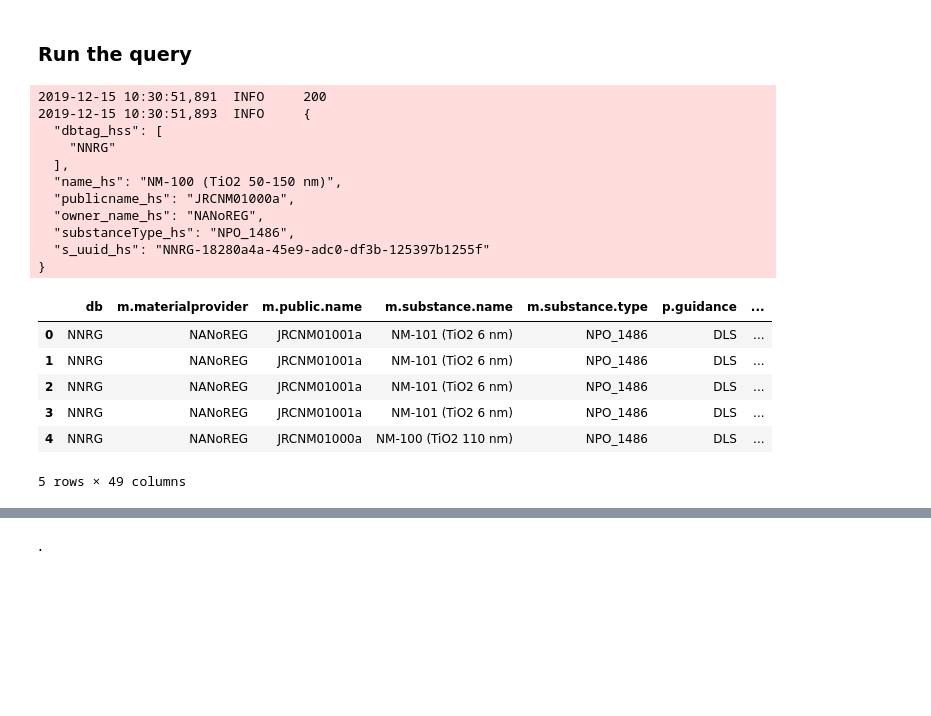
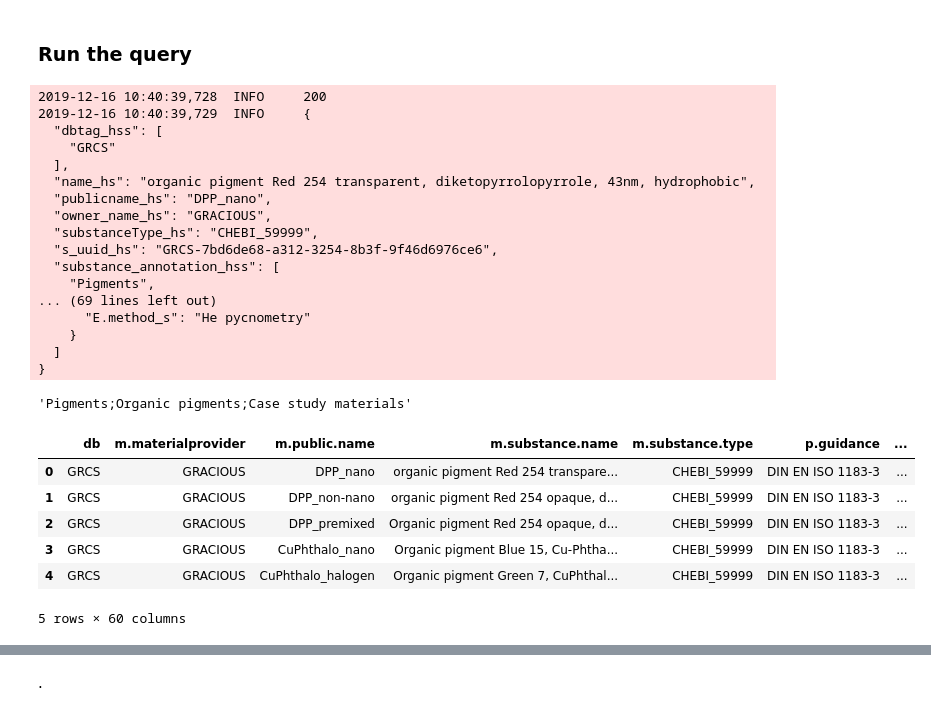
Before and after one commit to ideaconsult/notebooks-ambit, a Jupyter notebook: enanomapper/enanomapper.db.ipynb, the cells around one changed output, grey strips where cells are left out. Cells and saved outputs as stored; diff of their text form; code cells hidden in the pictures; blank space fills up the shorter version.

```diff
--- a/enanomapper/enanomapper.db.ipynb
+++ b/enanomapper/enanomapper.db.ipynb
@@ -36,6 +36,8 @@ logger = logging.getLogger()
 logger.debug('Started at %s \t%s',os.name, datetime.datetime.now())
 import warnings
 warnings.simplefilter("ignore")
+
+OUTPUT="output/"
 # %% [markdown]
 ### Retrieve endpoints
 # %%
@@ -134,7 +136,6 @@ docs_query = client_solr.StudyDocuments()
 docs_query.settings['endpointfilter'] = ' effectendpoint_s: {}'.format(endpoint)
 docs_query.settings['query_guidance'] = None
 docs_query.settings['query_organism'] = None
-docs_query.settings['fields'] = None
 docs_query.setStudyFilter({' topcategory_s': top, 'endpointcategory_s':section})
 
 query = docs_query.getQuery(textfilter=materialfilter,facets=None,fq=None, rows=10, _params=True, _conditions=True, _composition=False );
@@ -150,32 +151,44 @@ logger.info(r.status_code)
 docs=r.json()['response']['docs']
 #print(docs)
 rows = docs_query.parse(docs)
+#,process=None)
 # %% [output]
-2019-12-15 10:30:51,891  INFO     200
-2019-12-15 10:30:51,893  INFO     {
+2019-12-16 10:40:39,728  INFO     200
+2019-12-16 10:40:39,729  INFO     {
   "dbtag_hss": [
-    "NNRG"
+    "GRCS"
   ],
-  "name_hs": "NM-100 (TiO2 50-150 nm)",
-  "publicname_hs": "JRCNM01000a",
-  "owner_name_hs": "NANoREG",
-  "substanceType_hs": "NPO_1486",
-  "s_uuid_hs": "NNRG-18280a4a-45e9-adc0-df3b-125397b1255f"
+  "name_hs": "organic pigment Red 254 transparent, diketopyrrolopyrrole, 43nm, hydrophobic",
+  "publicname_hs": "DPP_nano",
+  "owner_name_hs": "GRACIOUS",
+  "substanceType_hs": "CHEBI_59999",
+  "s_uuid_hs": "GRCS-7bd6de68-a312-3254-8b3f-9f46d6976ce6",
+  "substance_annotation_hss": [
+    "Pigments",
+... (69 lines left out)
+      "E.method_s": "He pycnometry"
+    }
+  ]
 }
+# %%
+doc=docs[0]
+';'.join(doc['substance_annotation_hss'])
+# %% [output]
+'Pigments;Organic pigments;Case study materials'
 # %%
 #print("Substances: {}".format(len(rows)))
 results = pd.DataFrame(rows)
-results.to_csv(section+".nosmiles.txt",sep='\t',index=False)
+results.to_csv(OUTPUT + section+".nosmiles.txt",sep='\t',index=False)
 #df.head()
 results.head()
 # %% [output]
 |  | db | m.materialprovider | m.public.name | m.substance.name | m.substance.type | p.guidance | ... |
-| 0 | NNRG | NANoREG | JRCNM01001a | NM-101 (TiO2 6 nm) | NPO_1486 | DLS | ... |
-| 1 | NNRG | NANoREG | JRCNM01001a | NM-101 (TiO2 6 nm) | NPO_1486 | DLS | ... |
-| 2 | NNRG | NANoREG | JRCNM01001a | NM-101 (TiO2 6 nm) | NPO_1486 | DLS | ... |
-| 3 | NNRG | NANoREG | JRCNM01001a | NM-101 (TiO2 6 nm) | NPO_1486 | DLS | ... |
-| 4 | NNRG | NANoREG | JRCNM01000a | NM-100 (TiO2 110 nm) | NPO_1486 | DLS | ... |
+| 0 | GRCS | GRACIOUS | DPP_nano | organic pigment Red 254 transpare... | CHEBI_59999 | DIN EN ISO 1183-3 | ... |
+| 1 | GRCS | GRACIOUS | DPP_non-nano | organic pigment Red 254 opaque, d... | CHEBI_59999 | DIN EN ISO 1183-3 | ... |
+| 2 | GRCS | GRACIOUS | DPP_premixed | Organic pigment Red 254 opaque, d... | CHEBI_59999 | DIN EN ISO 1183-3 | ... |
+| 3 | GRCS | GRACIOUS | CuPhthalo_nano | Organic pigment Blue 15, Cu-Phtha... | CHEBI_59999 | DIN EN ISO 1183-3 | ... |
+| 4 | GRCS | GRACIOUS | CuPhthalo_halogen | Organic pigment Green 7, CuPhthal... | CHEBI_59999 | DIN EN ISO 1183-3 | ... |
-5 rows × 49 columns
+5 rows × 60 columns
 # %%
 results.columns
 # %% [output]
```
Also changed, not shown: parts of 6 cells of this notebook, 7 other files.
